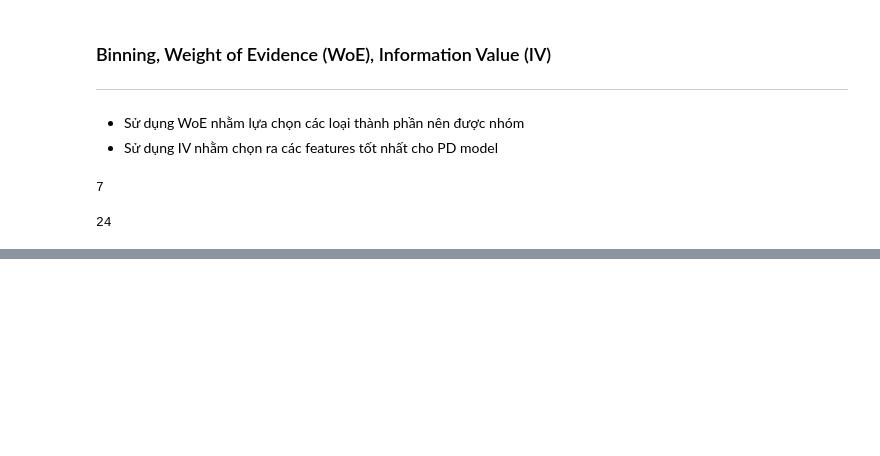
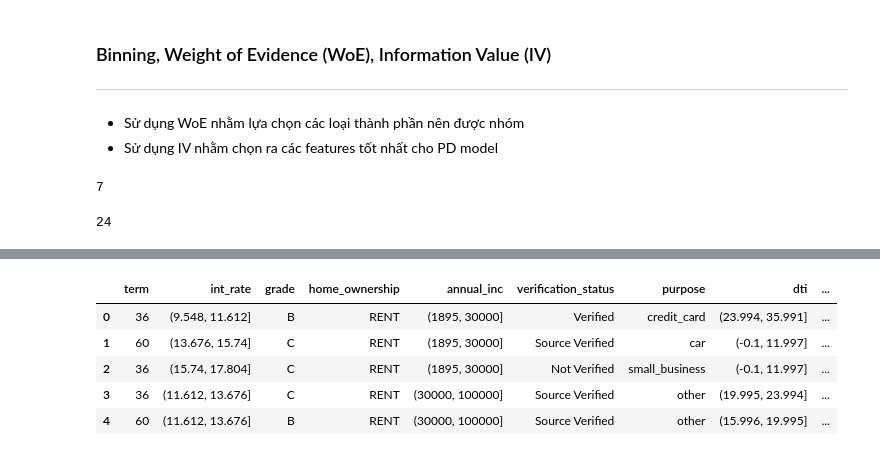
Before and after one commit to tnt305/Creditcard-default-prediction, a Jupyter notebook: 2 2 loan analysis.ipynb, the cells around one changed output, grey strips where cells are left out. Saved outputs shown, nothing was run; the diff lists cells and outputs as text; code cells hidden in the pictures; blank space fills up the shorter version.

```diff
--- a/2 2 loan analysis.ipynb
+++ b/2 2 loan analysis.ipynb
@@ -267,0 +400,2 @@ for i in range(0, len(input_discrete)):
+# %%
+input = input.drop(columns = ['pub_rec', 'revol_bal', 'earliest_cr_year'])
@@ -353,23 +449,0 @@ pass
-# %%
-# Bining lại dữ liệu
-input['int_rate'] = pd.cut(input['int_rate'], bins = [5.420, 7.484, 9.548, 11.612, 13.676, 15.74, 17.804, 19.868, 21.932, 26.06])
-input['annual_inc'] = pd.cut(input['annual_inc'], bins = [1896, 30000, 100000, 300000, 7500000])
-input['dti']  = pd.cut(input['dti'])
-input['delinq_2yrs'] = pd.cut(input['delinq_2yrs'], bins = [0, 1, 29])
-input['inq_last_6mths'] =pd.cut(input['inq_last_6mths'], bins = [0,0.9, 33])
-input['mths_since_last_delinq'] = pd.cut(input['mths_since_last_delinq'], bins = [0, 0.9, 188])
-input['open_acc'] =pd.cut(input['open_acc'], bins = [1,4,7, 10, 14, 84])
-input['revol_util'] =pd.cut(input['revol_util'], bins = [0, 5, 20, 892.300])
-input['total_acc'] = pd.cut(input['total_acc'])
-input['out_prncp_inv'] =pd.cut(input['out_prncp_inv'])
-input['total_rec_prncp'] = pd.cut(input['total_rec_prncp'])
-input['total_rec_late_fee'] = pd.cut(input['total_rec_late_fee'])
-input['recoveries'] = pd.cut(input['recoveries'])
-input['delinq_pct'] = pd.cut(input['delinq_pct'], bins= [0, 1, 1300])
-input['last_pymnt_amnt'] = pd.cut(input['last_pymnt_amnt'], bins=[0, 1500, 36234.44] )
-input['loan_issue_m'] = pd.cut(input['loan_issue_m'], bins = [0,15,17,20,30,80,100])
-input['cr_line_issue_m'] = pd.cut(input['cr_line_issue_m'], bins= [49, 125,250,400, 563.0 ])
-input['acc_now_delinq'] = pd.cut(input['acc_now_delinq'])
-input['total_installment'] = pd.cut(input['total_installment'])
-input['collections_12_mths_ex_med'] =pd.cut(input['collections_12_mths_ex_med'])
-input['pymnt_blance_rate']= pd.cut(input['pymnt_blance_rate'], bins = [0, 16, 45, 63.762])
@@ -375,0 +465,14 @@ input['pymnt_blance_rate']= pd.cut(input['pymnt_blance_rate'], bins = [0, 16, 45
+# %%
+input = input.drop(columns = ['delinq_2yrs','mths_since_last_delinq','open_acc', 'revol_util', 'total_acc', 'total_rec_prncp','recoveries',
+                              'last_pymnt_amnt', 'cr_line_issue_m','acc_now_delinq', 'pymnt_blance_rate', 'collections_12_mths_ex_med','delinq_pct'])
+# %%
+input = input.drop(columns = ['earliest_cr_line', 'issue_d','last_pymnt_d','last_credit_pull_d'])
+# %%
+input.head()
+# %% [output]
+|  | term | int_rate | grade | home_ownership | annual_inc | verification_status | purpose | dti | ... |
+| 0 | 36 | (9.548, 11.612] | B | RENT | (1895, 30000] | Verified | credit_card | (23.994, 35.991] | ... |
+| 1 | 60 | (13.676, 15.74] | C | RENT | (1895, 30000] | Source Verified | car | (-0.1, 11.997] | ... |
+| 2 | 36 | (15.74, 17.804] | C | RENT | (1895, 30000] | Not Verified | small_business | (-0.1, 11.997] | ... |
+| 3 | 36 | (11.612, 13.676] | C | RENT | (30000, 100000] | Source Verified | other | (19.995, 23.994] | ... |
+| 4 | 60 | (11.612, 13.676] | B | RENT | (30000, 100000] | Source Verified | other | (15.996, 19.995] | ... |
```
Also changed, not shown: parts of 28 cells of this notebook.
